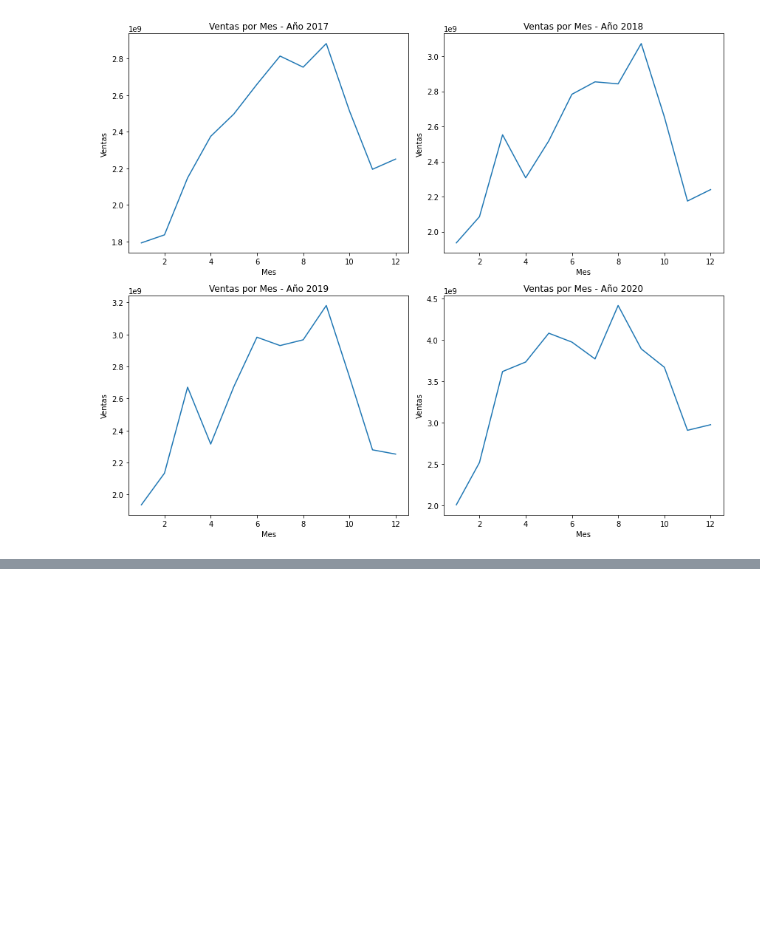
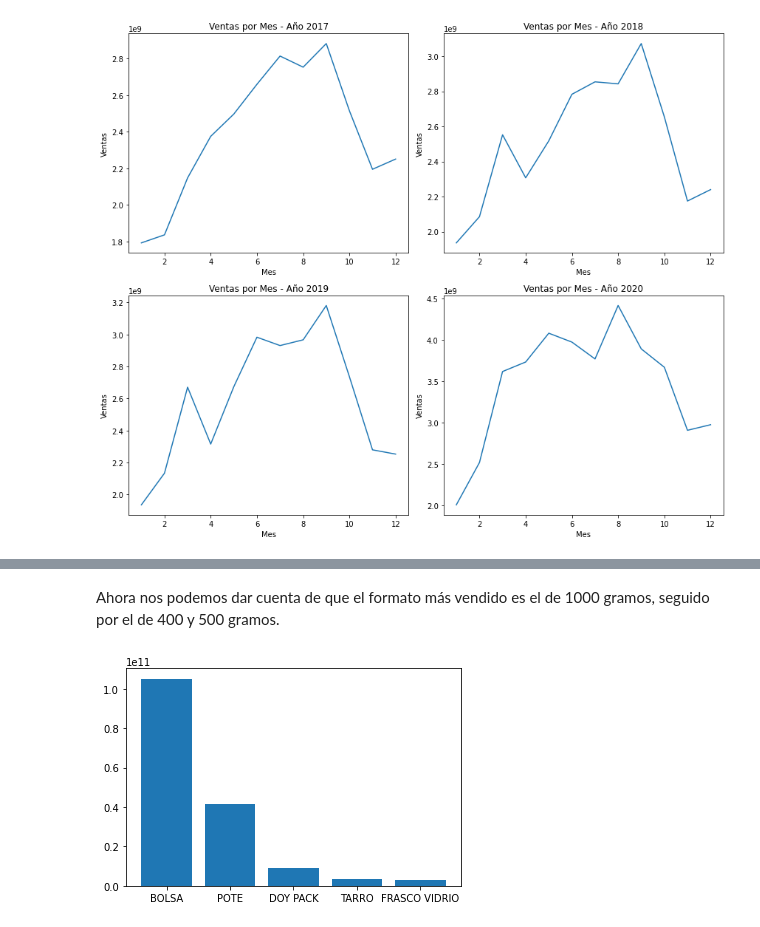
Before and after one commit to mariosanchez5/proyecto_manjar, a Jupyter notebook: 2.Análisis industria.ipynb, the cells around one changed output, grey strips where cells are left out. Saved outputs shown, nothing was run; the diff lists cells and outputs as text; code cells hidden in the pictures; blank space fills up the shorter version.

```diff
--- a/2.Análisis industria.ipynb
+++ b/2.Análisis industria.ipynb
@@ -77,0 +140,9 @@ plt.show()
+# %% [markdown]
+Ahora nos podemos dar cuenta de que el formato más vendido es el de 1000 gramos, seguido por el de 400 y 500 gramos.
+# %%
+vta_fab3 = df.groupby('Empaque')['Vta_Pesos'].sum().sort_values(ascending=False).head(5)
+fig, ax = plt.subplots()
+ax.bar(vta_fab3.index, vta_fab3.values)
+plt.show()
+# %% [output]
+[figure, added]
```
Also changed, not shown: parts of 15 cells of this notebook, 1 other file.
